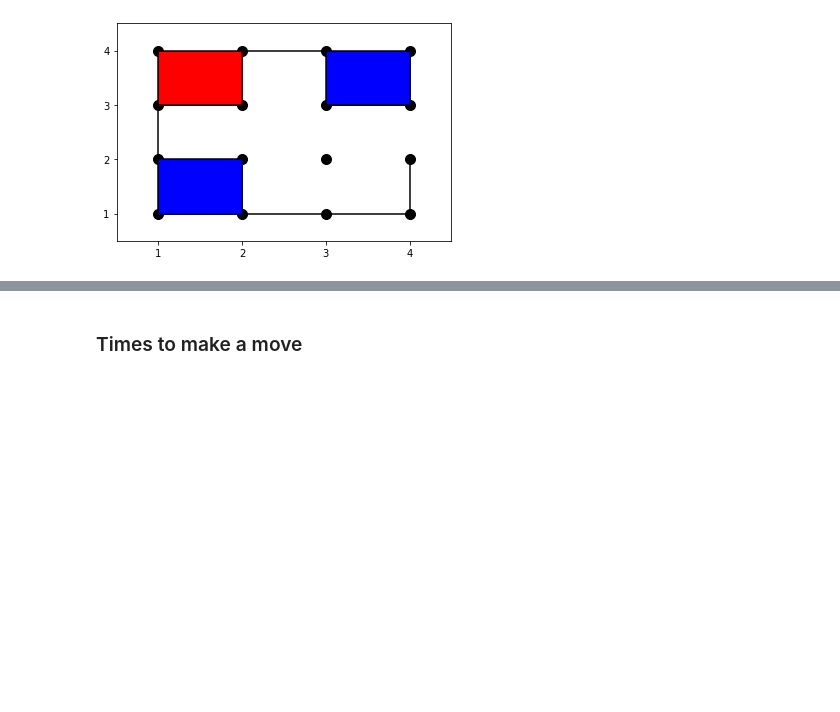
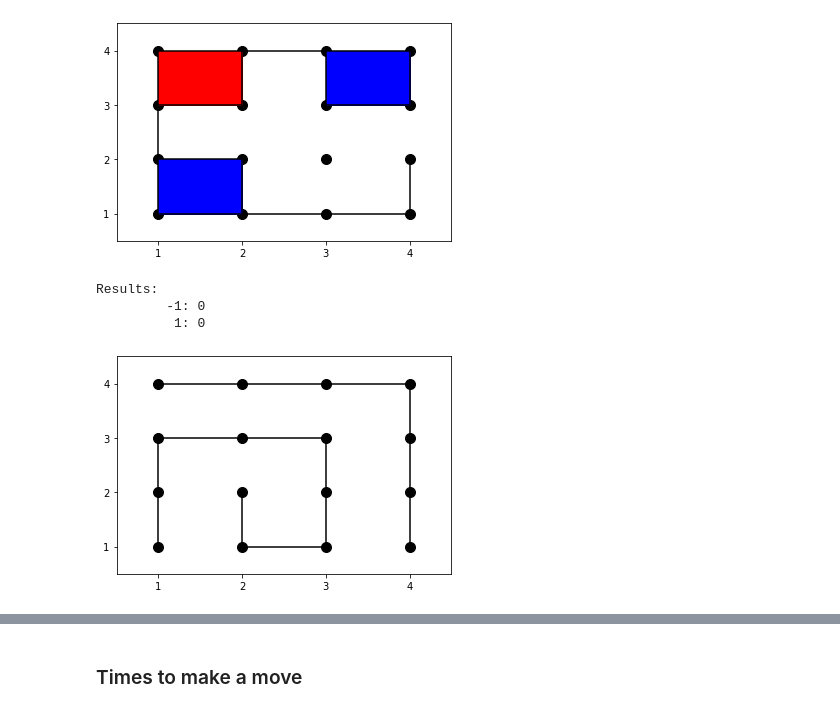
Before and after one commit to diogo-fae/dots-and-boxes, a Jupyter notebook: Attempt2.ipynb, the cells around one changed output, grey strips where cells are left out. Drawn from its saved outputs; the diff is of its cells as text; code cells hidden in the pictures; blank space fills up the shorter version.

```diff
--- a/Attempt2.ipynb
+++ b/Attempt2.ipynb
@@ -302,6 +305,24 @@ draw_line(test7, "v", 2, 2, 1)
 draw_line(test7, "v", 2, 4, -1)
 draw_line(test7, "v", 4, 1, -1)
 
+test8 = empty4()
+draw_line(test8, "h", 4, 1, -1)
+draw_line(test8, "h", 4, 2, -1)
+draw_line(test8, "h", 4, 3, -1)
+draw_line(test8, "h", 3, 1, -1)
+# draw_line(test8, "h", 1, 3, -1)
+draw_line(test8, "v", 4, 4, -1)
+draw_line(test8, "v", 3, 1, -1)
+draw_line(test8, "v", 2, 1, -1)
+draw_line(test8, "v", 2, 2, -1)
+draw_line(test8, "v", 2, 4, -1)
+draw_line(test8, 'h', 3, 2, 1)
+draw_line(test8, 'v', 3, 3, 1)
+draw_line(test8, 'v', 2, 3, 1)
+draw_line(test8, 'h', 1, 2, 1)
+draw_line(test8, 'v', 3, 4, 1)
+# draw_line(test8, 'v', 4, 1, 1)
+
 full4 = empty4()
 draw_line(full4, "h", 4, 1, -1)
 draw_line(full4, "h", 4, 2, -1)
@@ -810,3 +829,10 @@ Results:
          -1: 1
           1: 2
 [figure]
+# %%
+print_board(test8)
+# %% [output]
+Results:
+         -1: 0
+          1: 0
+[figure, added]
```
Also changed, not shown: parts of 26 cells of this notebook.
